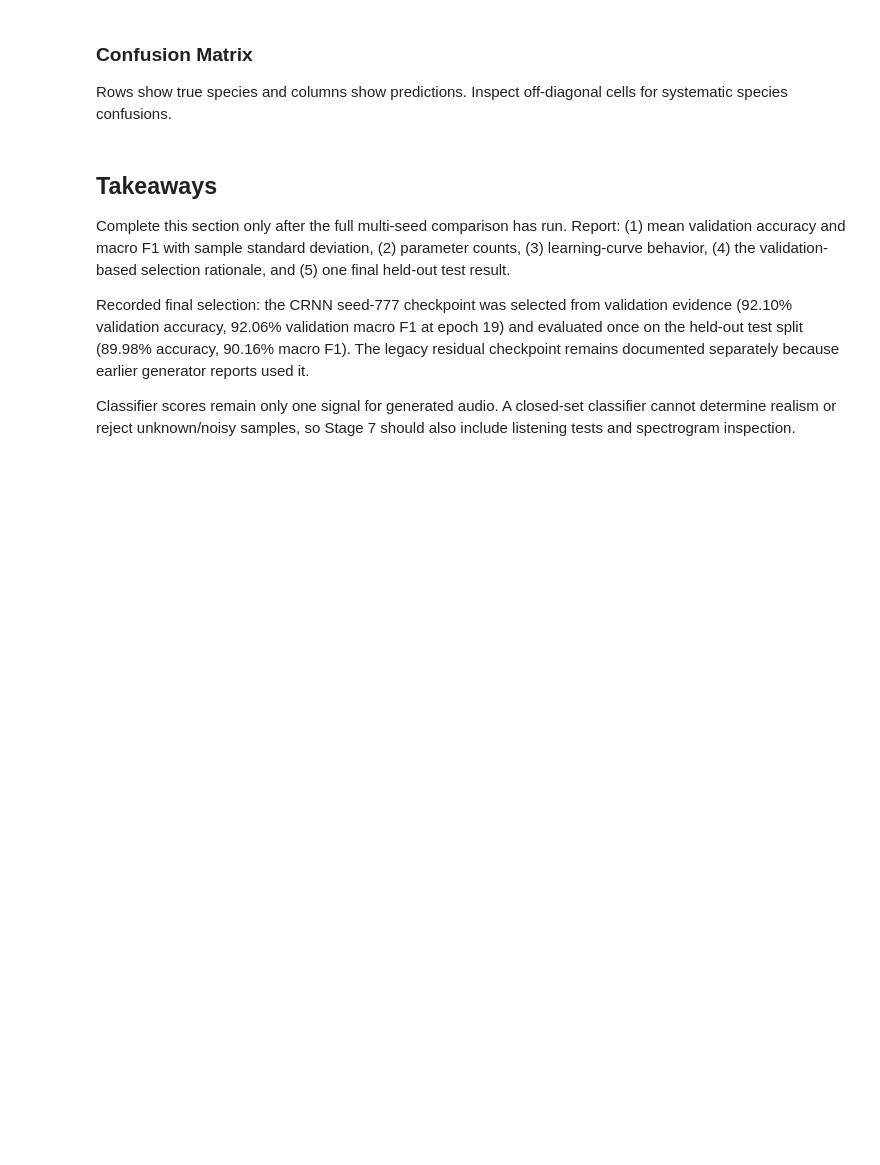
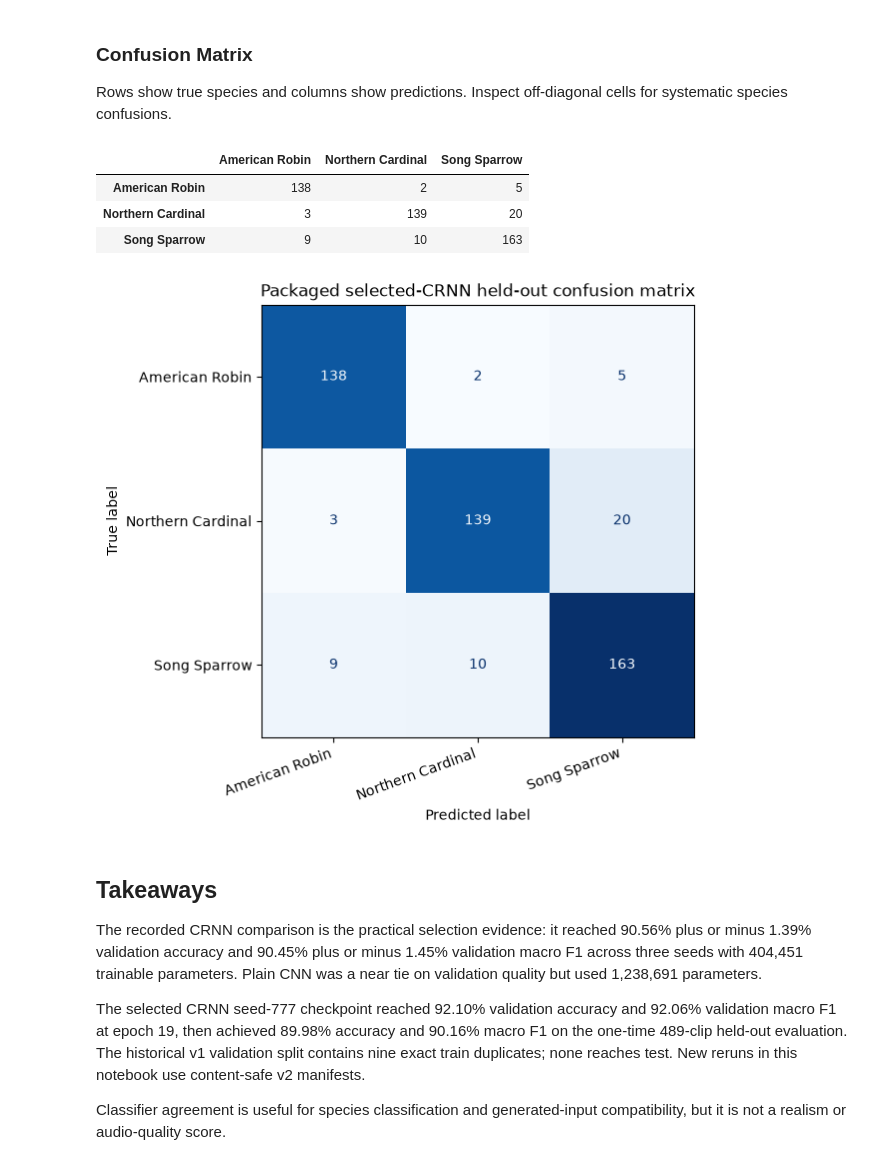
Before and after one commit to Bleu7101/bird_song_gen, a Jupyter notebook: notebooks/03_classifier.ipynb, the cells around one changed output. Drawn from its saved outputs; the diff is of its cells as text; code cells hidden in the pictures; blank space fills up the shorter version.

```diff
--- a/notebooks/03_classifier.ipynb
+++ b/notebooks/03_classifier.ipynb
@@ -423,22 +553,50 @@ else:
 
 Rows show true species and columns show predictions. Inspect off-diagonal cells for systematic species confusions.
 # %%
-if RUN_TEST_EVALUATION and 'test_report' in globals():
+if RUN_TEST_EVALUATION and live_test_report is not None:
     matrix = confusion_matrix(targets, predictions, labels=range(len(classes)))
+    matrix_title = "Live held-out test confusion matrix"
+    mean_confidence = np.mean(confidences)
+elif SELECTED_CONFUSION_PATH.is_file():
+    confusion_table = pd.read_csv(SELECTED_CONFUSION_PATH, index_col=0)
+    matrix = confusion_table.to_numpy(dtype=int)
+    matrix_title = "Packaged selected-CRNN held-out confusion matrix"
+    mean_confidence = None
+else:
+    matrix = None
+    mean_confidence = None
+
+if matrix is not None:
+    display(pd.DataFrame(matrix, index=classes, columns=classes))
     display_matrix = ConfusionMatrixDisplay(matrix, display_labels=classes)
     fig, axis = plt.subplots(figsize=(7, 5.5), constrained_layout=True)
-    display_matrix.plot(ax=axis, cmap='Blues', colorbar=False, values_format='d')
-    axis.set_title('Final held-out test confusion matrix')
-    plt.xticks(rotation=20, ha='right')
+    display_matrix.plot(ax=axis, cmap="Blues", colorbar=False, values_format="d")
+    axis.set_title(matrix_title)
+    plt.xticks(rotation=20, ha="right")
     plt.show()
-    print(f'Mean prediction confidence: {np.mean(confidences):.2%}')
+    if mean_confidence is not None:
+        print(f"Mean prediction confidence: {mean_confidence:.2%}")
 else:
-    print('No final test predictions are available.')
+    print("No confusion matrix is available.")
+# %% [output]
+|  | American Robin | Northern Cardinal | Song Sparrow |
+| American Robin | 138 | 2 | 5 |
+| Northern Cardinal | 3 | 139 | 20 |
+| Song Sparrow | 9 | 10 | 163 |
+[figure, added]
 # %% [markdown]
 ## Takeaways
 
-Complete this section only after the full multi-seed comparison has run. Report: (1) mean validation accuracy and macro F1 with sample standard deviation, (2) parameter counts, (3) learning-curve behavior, (4) the validation-based selection rationale, and (5) one final held-out test result.
+The recorded CRNN comparison is the practical selection evidence: it reached
+90.56% plus or minus 1.39% validation accuracy and 90.45% plus or minus 1.45%
+validation macro F1 across three seeds with 404,451 trainable parameters.
+Plain CNN was a near tie on validation quality but used 1,238,691 parameters.
 
-Recorded final selection: the CRNN seed-777 checkpoint was selected from validation evidence (92.10% validation accuracy, 92.06% validation macro F1 at epoch 19) and evaluated once on the held-out test split (89.98% accuracy, 90.16% macro F1). The legacy residual checkpoint remains documented separately because earlier generator reports used it.
+The selected CRNN seed-777 checkpoint reached 92.10% validation accuracy and
+92.06% validation macro F1 at epoch 19, then achieved 89.98% accuracy and
+90.16% macro F1 on the one-time 489-clip held-out evaluation. The historical
+v1 validation split contains nine exact train duplicates; none reaches test.
+New reruns in this notebook use content-safe v2 manifests.
 
-Classifier scores remain only one signal for generated audio. A closed-set classifier cannot determine realism or reject unknown/noisy samples, so Stage 7 should also include listening tests and spectrogram inspection.
+Classifier agreement is useful for species classification and generated-input
+compatibility, but it is not a realism or audio-quality score.
```
Also changed, not shown: parts of 18 cells of this notebook, 5 other files.
